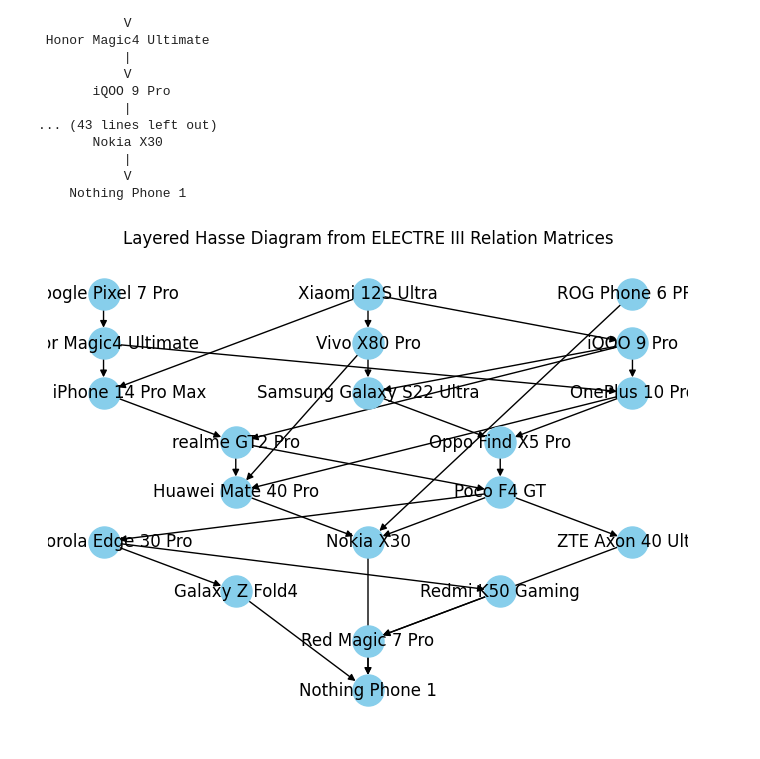
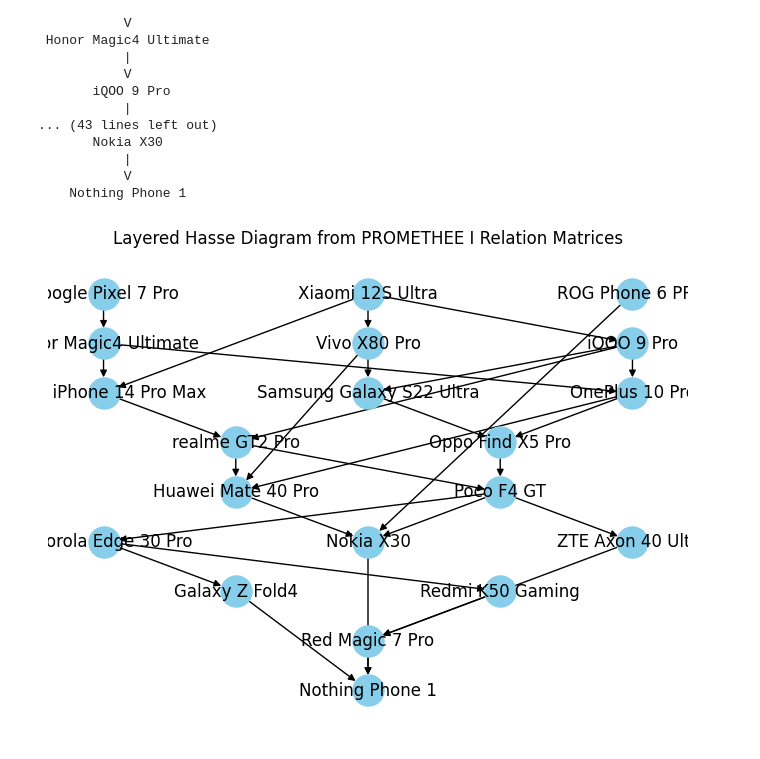
Before and after one commit to pshemke/projekt_iswd_2, a Jupyter notebook: projekt_iswd_2.ipynb, the cells around one changed output. Saved outputs shown, nothing was run; the diff lists cells and outputs as text; code cells hidden in the pictures.

```diff
--- a/projekt_iswd_2.ipynb
+++ b/projekt_iswd_2.ipynb
@@ -755,69 +790,56 @@ Ranking based on a net flow:
 import matplotlib.pyplot as plt
 import networkx as nx
 
-def draw_electre_hasse_diagram(phones, P_matrix, I_matrix):
+def draw_layered_hasse_diagram(phones, P_matrix):
     G = nx.DiGraph()
     phone_to_index = {phone.model: i for i, phone in enumerate(phones)}
     index_to_phone = {i: phone for i, phone in enumerate(phones)}
 
-    # Count incoming preference edges for each phone
+    # Count incoming edges for each phone
     incoming_edges = [0] * len(phones)
     for i in range(len(phones)):
         for j in range(len(phones)):
-            if P_matrix[i][j]:
+            if P_matrix[i][j] == 1:
                 incoming_edges[j] += 1
 
     # Determine layers by processing levels of incoming edge counts
     layers = []
     process_queue = [i for i in range(len(phones)) if incoming_edges[i] == 0]  # Start with zero incoming edges
     next_queue = []
 
     while process_queue:
         layers.append(process_queue)
         for i in process_queue:
             for j in range(len(phones)):
-                if P_matrix[i][j]:
+                if P_matrix[i][j] == 1:
                     incoming_edges[j] -= 1
                     if incoming_edges[j] == 0:
                         next_queue.append(j)
         process_queue, next_queue = next_queue, []
 
-    # Add edges to graph based on direct preferences and indifference
+    # Add edges to graph based on direct preferences
     for i in range(len(phones)):
         for j in range(len(phones)):
-            if P_matrix[i][j]:
-                G.add_edge(index_to_phone[i].model, index_to_phone[j].model, color='black')
-            elif I_matrix[i][j]:
-                # If indifferent, group nodes together visually by placing them at the same y-level
-                # We will find the highest layer containing either and place both there
-                i_layer = next((l for l, layer in enumerate(layers) if i in layer), None)
-                j_layer = next((l for l, layer in enumerate(layers) if j in layer), None)
-                if i_layer is not None and j_layer is not None:
-                    if i_layer != j_layer:
-                        # Move the lower node to the higher node's layer
-                        higher_layer = min(i_layer, j_layer)
-                        layers[higher_layer].extend(layers[max(i_layer, j_layer)])
-                        layers[max(i_layer, j_layer)] = []
+            if P_matrix[i][j] == 1:
+                G.add_edge(index_to_phone[i].model, index_to_phone[j].model)
+
+    # Perform transitive reduction to remove redundant edges
+    TR = nx.transitive_reduction(G)
 
     # Set node positions manually to visualize layers
     pos = {}
     for layer_index, layer in enumerate(layers):
         x_offsets = range(len(layer))
         for i, x_offset in zip(layer, x_offsets):
             pos[index_to_phone[i].model] = (x_offset - len(layer) / 2, -layer_index)
 
-    # Perform transitive reduction to remove redundant edges
-    TR = nx.transitive_reduction(G)
-
     # Draw the graph with transitive reduction applied
-    edges = TR.edges(data=True)
-    colors = [edge[2].get('color', 'black') for edge in edges]
-    nx.draw(TR, pos, with_labels=True, node_color='skyblue', node_size=500, font_size=12, edge_color=colors)
-    plt.title('Layered Hasse Diagram from ELECTRE III Relation Matrices')
+    nx.draw(TR, pos, with_labels=True, node_color='skyblue', node_size=500, font_size=12, edge_color='k')
+    plt.title('Layered Hasse Diagram from PROMETHEE I Relation Matrices')
     plt.axis('off')  # Turn off the axis to improve clarity
     plt.show()
 
-# Assuming you have your phones list and P_matrix and I_matrix correctly set up
-draw_electre_hasse_diagram(phones, P_matrix, I_matrix)
+# Assuming you have your phones list and P_matrix correctly set up
+draw_layered_hasse_diagram(phones, P_matrix)
 # %% [output]
-[figure, old version]
+[figure, new version]
```
Also changed, not shown: parts of 2 cells of this notebook.
